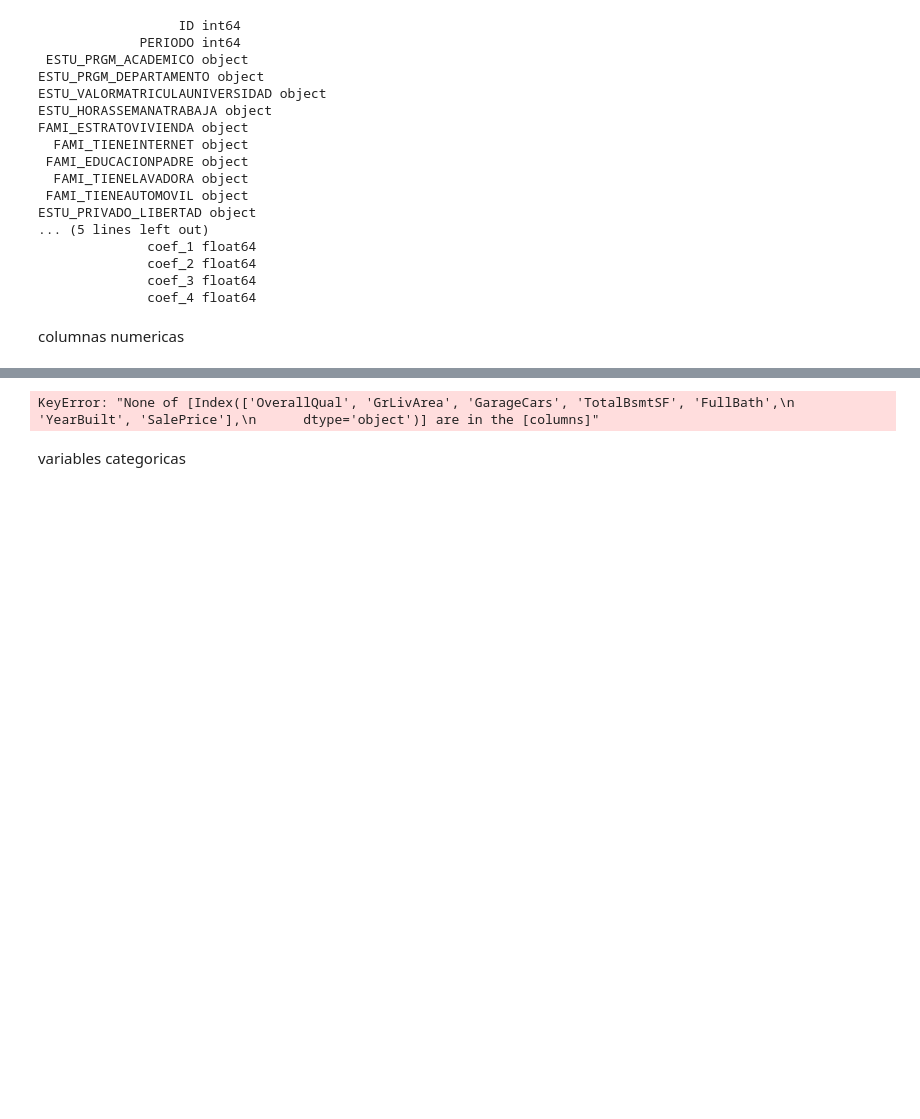
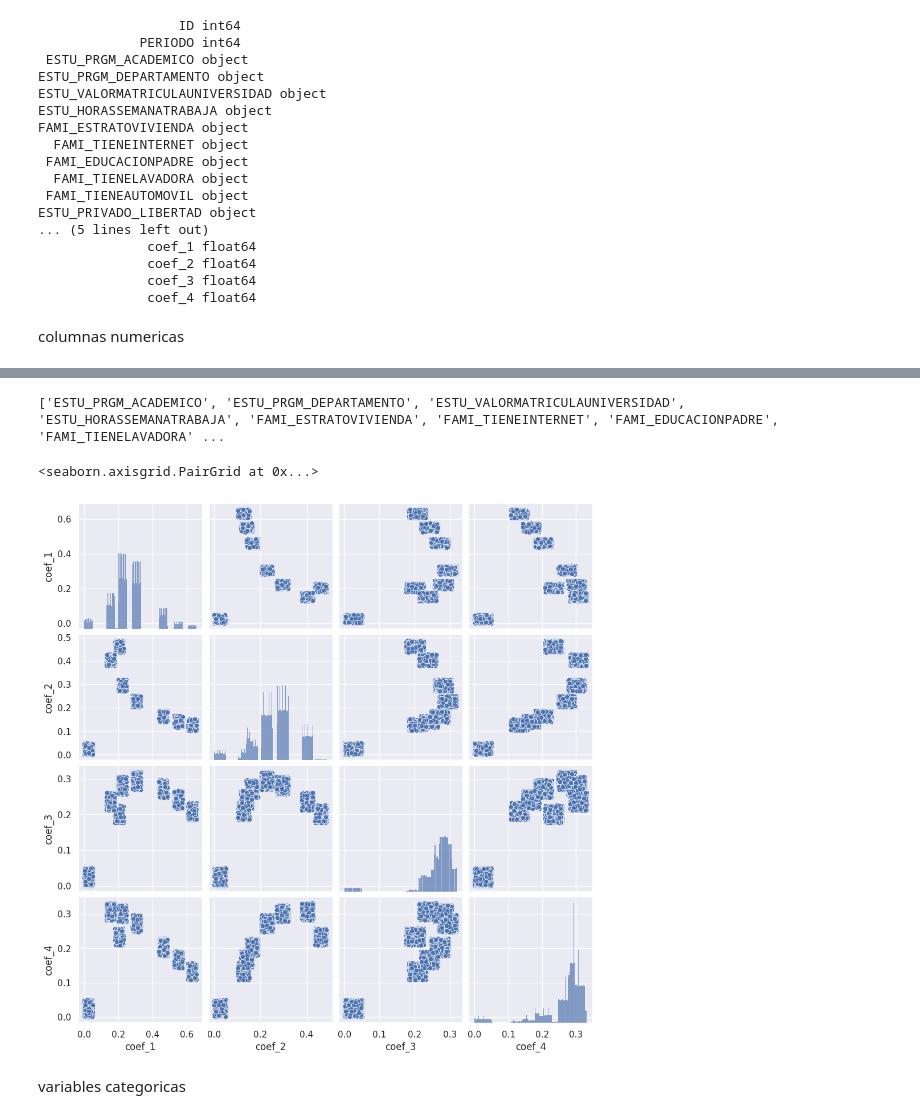
Before and after one commit to noslide5/proyecto20251, a Jupyter notebook: 01 - exploracion.ipynb, the cells around one changed output, grey strips where cells are left out. Drawn from its saved outputs; the diff is of its cells as text; code cells hidden in the pictures; blank space fills up the shorter version.

```diff
--- a/01 - exploracion.ipynb
+++ b/01 - exploracion.ipynb
@@ -115,10 +84,15 @@ d._get_numeric_data().describe().T
-# %%
-cols = ['OverallQual', 'GrLivArea', 'GarageCars', 'TotalBsmtSF', 'FullBath', 'YearBuilt', 'SalePrice']
-#cols = np.unique(list(np.random.permutation(d._get_numeric_data().columns)[:5])+['SalePrice'])
-sns.set()
-sns.pairplot(d[cols])
-# %% [output]
-KeyError: "None of [Index(['OverallQual', 'GrLivArea', 'GarageCars', 'TotalBsmtSF', 'FullBath',\n       'YearBuilt', 'SalePrice'],\n      dtype='object')] are in the [columns]"
+# %%
+ccols = [i for i in d.columns if not i in d._get_numeric_data()]
+print (ccols)
+# %% [output]
+['ESTU_PRGM_ACADEMICO', 'ESTU_PRGM_DEPARTAMENTO', 'ESTU_VALORMATRICULAUNIVERSIDAD', 'ESTU_HORASSEMANATRABAJA', 'FAMI_ESTRATOVIVIENDA', 'FAMI_TIENEINTERNET', 'FAMI_EDUCACIONPADRE', 'FAMI_TIENELAVADORA' ...
+# %%
+cols = ['RENDIMIENTO_GLOBAL', 'coef_1', 'coef_2','coef_3','coef_4']
+sns.set()
+sns.pairplot(d[cols])
+# %% [output]
+<seaborn.axisgrid.PairGrid at 0x...>
+[figure, added]
 # %% [markdown]
 variables categoricas
 # %%
```
Also changed, not shown: parts of 11 cells of this notebook.
